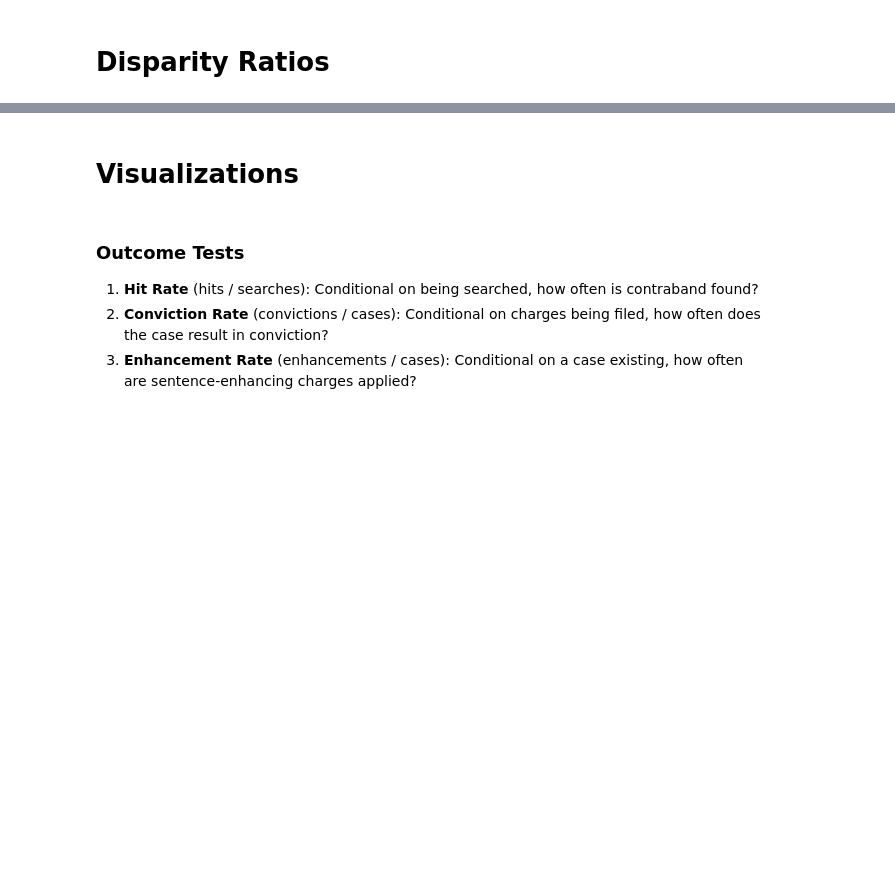
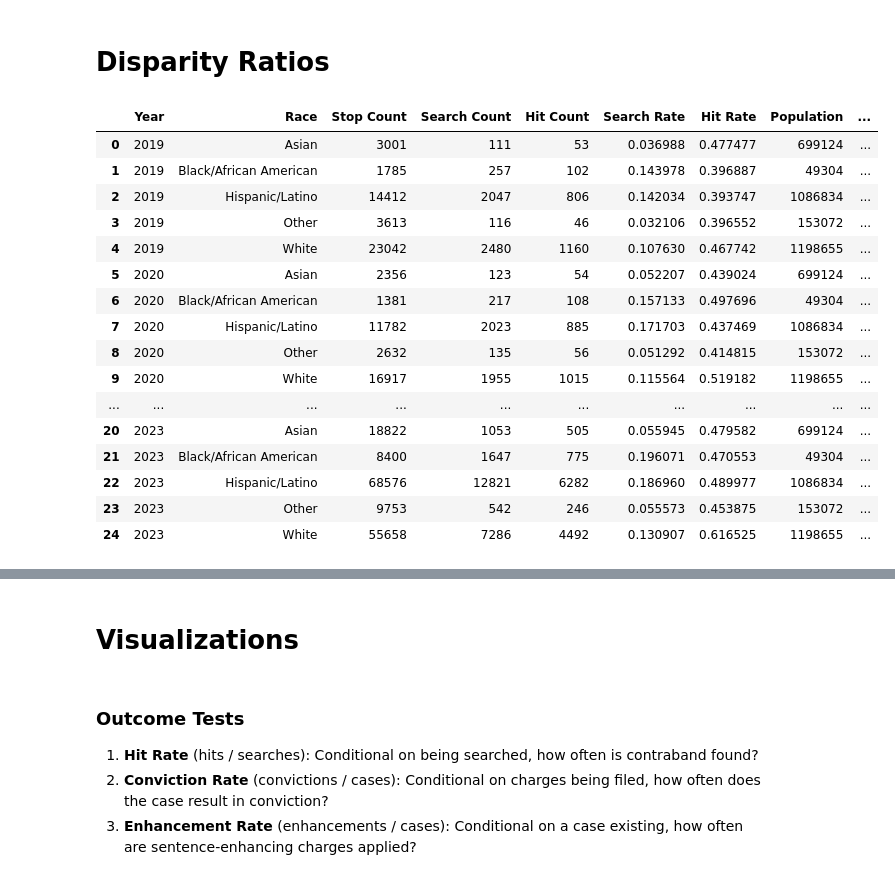
Before and after one commit to laurenbchu/honors-thesis, a Jupyter notebook: notebooks/analysis.ipynb, the cells around one changed output, grey strips where cells are left out. Cells and saved outputs as stored; diff of their text form; code cells hidden in the pictures; blank space fills up the shorter version.

```diff
--- a/notebooks/analysis.ipynb
+++ b/notebooks/analysis.ipynb
@@ -111,9 +99,27 @@ prosecution_rates
 # Disparity Ratios
 # %%
 # Merge policing and prosecution data into one table based on common policing race label
-analysis = merge_policing_with_prosecution(
-    policing_all,
-    prosecution_rates,
-    pros_race_col="canonical_race",
-    pros_year_col="year"
-)
+analysis = merge_policing_with_prosecution(policing_analysis, prosecution_analysis)
+
+# Add White-normalized ratios
+analysis = add_disparity_metrics(analysis)
+
+analysis
+# %% [output]
+|  | Year | Race | Stop Count | Search Count | Hit Count | Search Rate | Hit Rate | Population | ... |
+| 0 | 2019 | Asian | 3001 | 111 | 53 | 0.036988 | 0.477477 | 699124 | ... |
+| 1 | 2019 | Black/African American | 1785 | 257 | 102 | 0.143978 | 0.396887 | 49304 | ... |
+| 2 | 2019 | Hispanic/Latino | 14412 | 2047 | 806 | 0.142034 | 0.393747 | 1086834 | ... |
+| 3 | 2019 | Other | 3613 | 116 | 46 | 0.032106 | 0.396552 | 153072 | ... |
+| 4 | 2019 | White | 23042 | 2480 | 1160 | 0.107630 | 0.467742 | 1198655 | ... |
+| 5 | 2020 | Asian | 2356 | 123 | 54 | 0.052207 | 0.439024 | 699124 | ... |
+| 6 | 2020 | Black/African American | 1381 | 217 | 108 | 0.157133 | 0.497696 | 49304 | ... |
+| 7 | 2020 | Hispanic/Latino | 11782 | 2023 | 885 | 0.171703 | 0.437469 | 1086834 | ... |
+| 8 | 2020 | Other | 2632 | 135 | 56 | 0.051292 | 0.414815 | 153072 | ... |
+| 9 | 2020 | White | 16917 | 1955 | 1015 | 0.115564 | 0.519182 | 1198655 | ... |
+| ... | ... | ... | ... | ... | ... | ... | ... | ... | ... |
+| 20 | 2023 | Asian | 18822 | 1053 | 505 | 0.055945 | 0.479582 | 699124 | ... |
+| 21 | 2023 | Black/African American | 8400 | 1647 | 775 | 0.196071 | 0.470553 | 49304 | ... |
+| 22 | 2023 | Hispanic/Latino | 68576 | 12821 | 6282 | 0.186960 | 0.489977 | 1086834 | ... |
+| 23 | 2023 | Other | 9753 | 542 | 246 | 0.055573 | 0.453875 | 153072 | ... |
+| 24 | 2023 | White | 55658 | 7286 | 4492 | 0.130907 | 0.616525 | 1198655 | ... |
```
Also changed, not shown: parts of 10 cells of this notebook, 1 other file.
